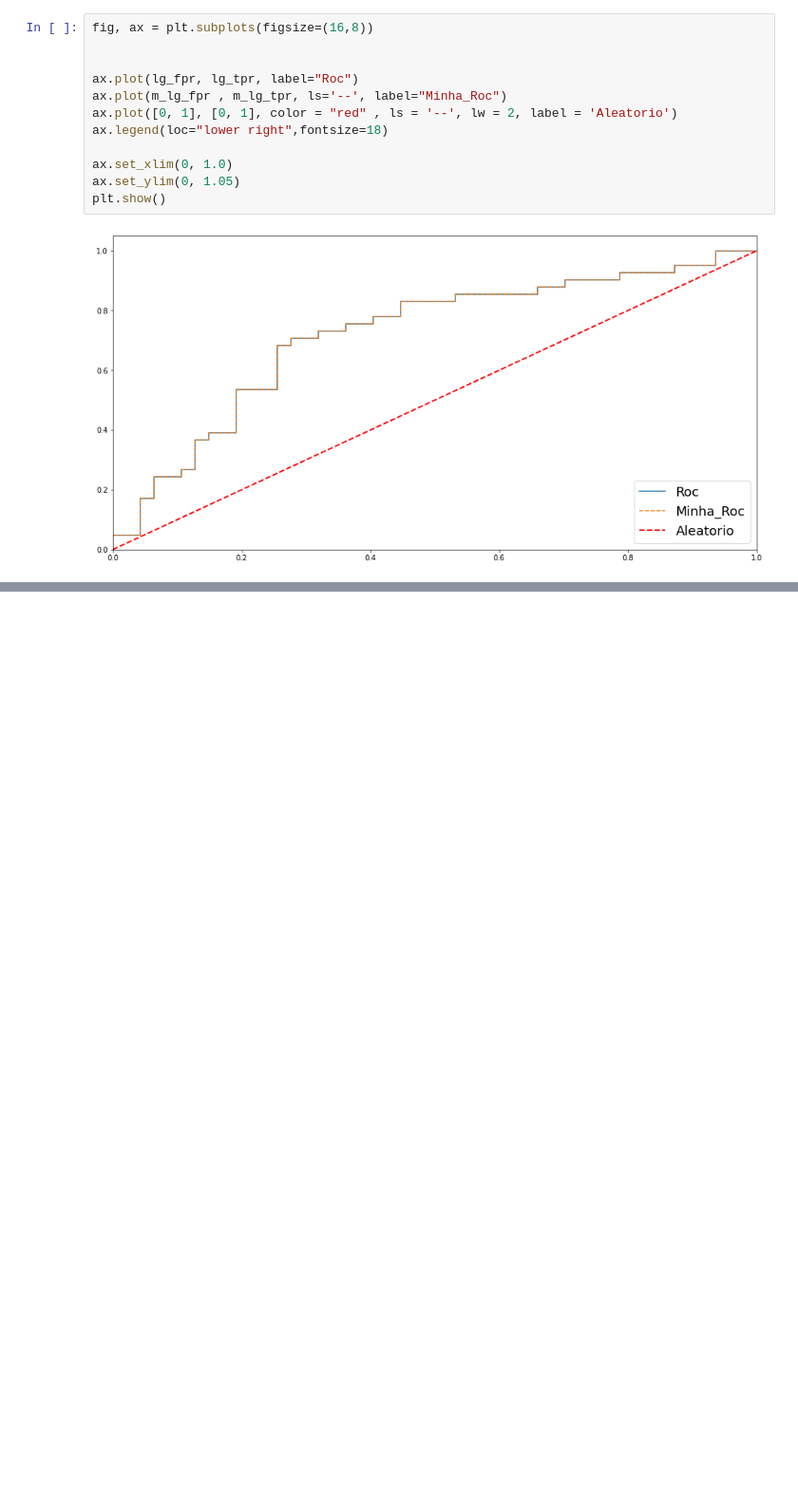
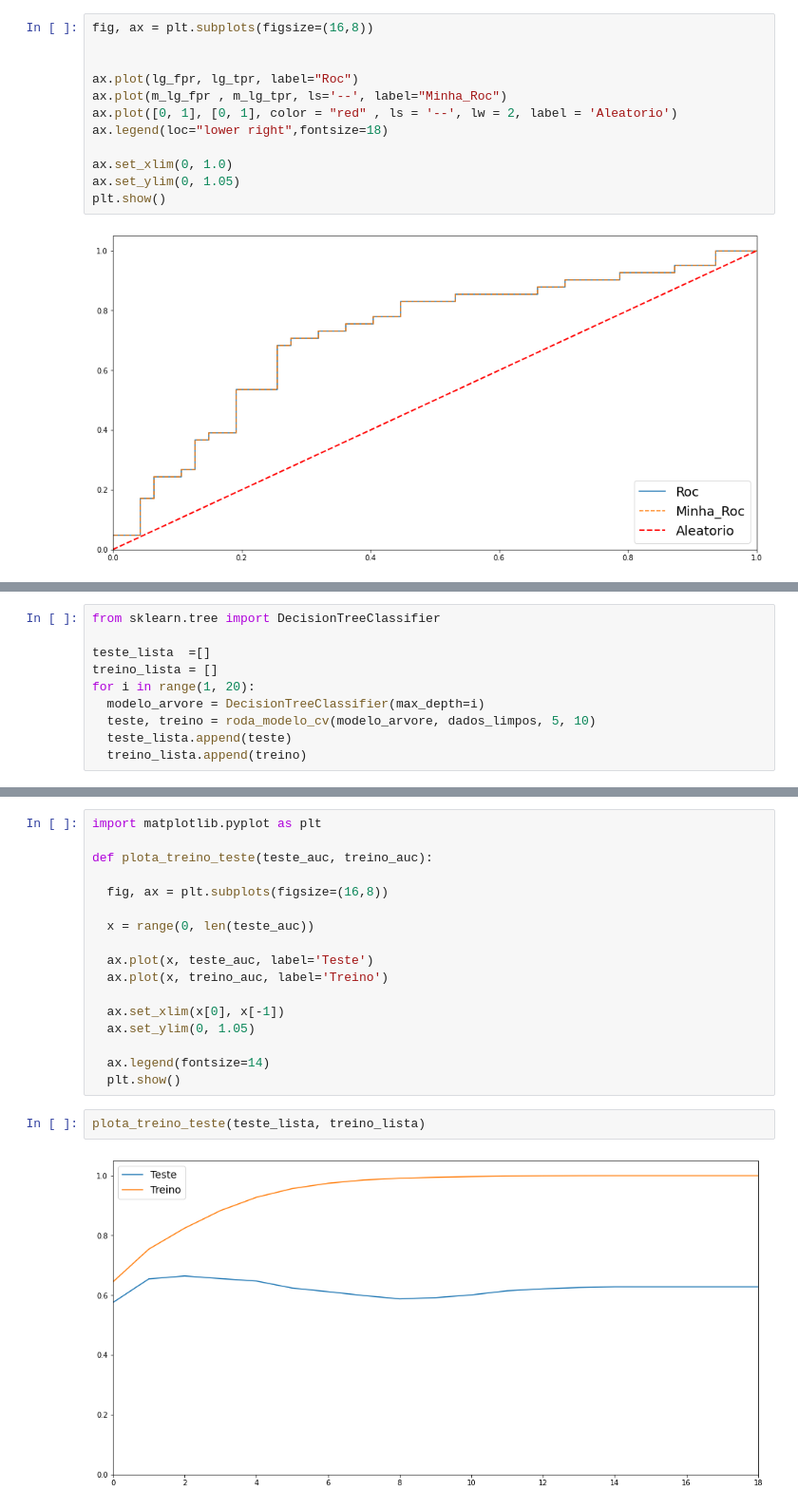
Before and after one commit to HenriqueCCdA/bootCampAluraDataScience, a Jupyter notebook: modulo5/desafios/Aula1_desafio.ipynb, the cells around one changed output, grey strips where cells are left out. Shown at 95% size. Drawn from its saved outputs; the diff is of its cells as text; blank space fills up the shorter version.

```diff
--- a/modulo5/desafios/Aula1_desafio.ipynb
+++ b/modulo5/desafios/Aula1_desafio.ipynb
@@ -223,0 +309,10 @@ plt.show()
+# %%
+from sklearn.tree import DecisionTreeClassifier
+
+teste_lista  =[]
+treino_lista = []
+for i in range(1, 20):
+  modelo_arvore = DecisionTreeClassifier(max_depth=i)
+  teste, treino = roda_modelo_cv(modelo_arvore, dados_limpos, 5, 10)
+  teste_lista.append(teste)
+  treino_lista.append(treino)
@@ -223,0 +339,21 @@ plt.show()
+# %%
+import matplotlib.pyplot as plt
+
+def plota_treino_teste(teste_auc, treino_auc):
+
+  fig, ax = plt.subplots(figsize=(16,8))
+
+  x = range(0, len(teste_auc))
+
+  ax.plot(x, teste_auc, label='Teste')
+  ax.plot(x, treino_auc, label='Treino')
+
+  ax.set_xlim(x[0], x[-1])
+  ax.set_ylim(0, 1.05)
+
+  ax.legend(fontsize=14)
+  plt.show()
+# %%
+plota_treino_teste(teste_lista, treino_lista)
+# %% [output]
+[figure, added]
```
Also changed, not shown: parts of 16 cells of this notebook.
